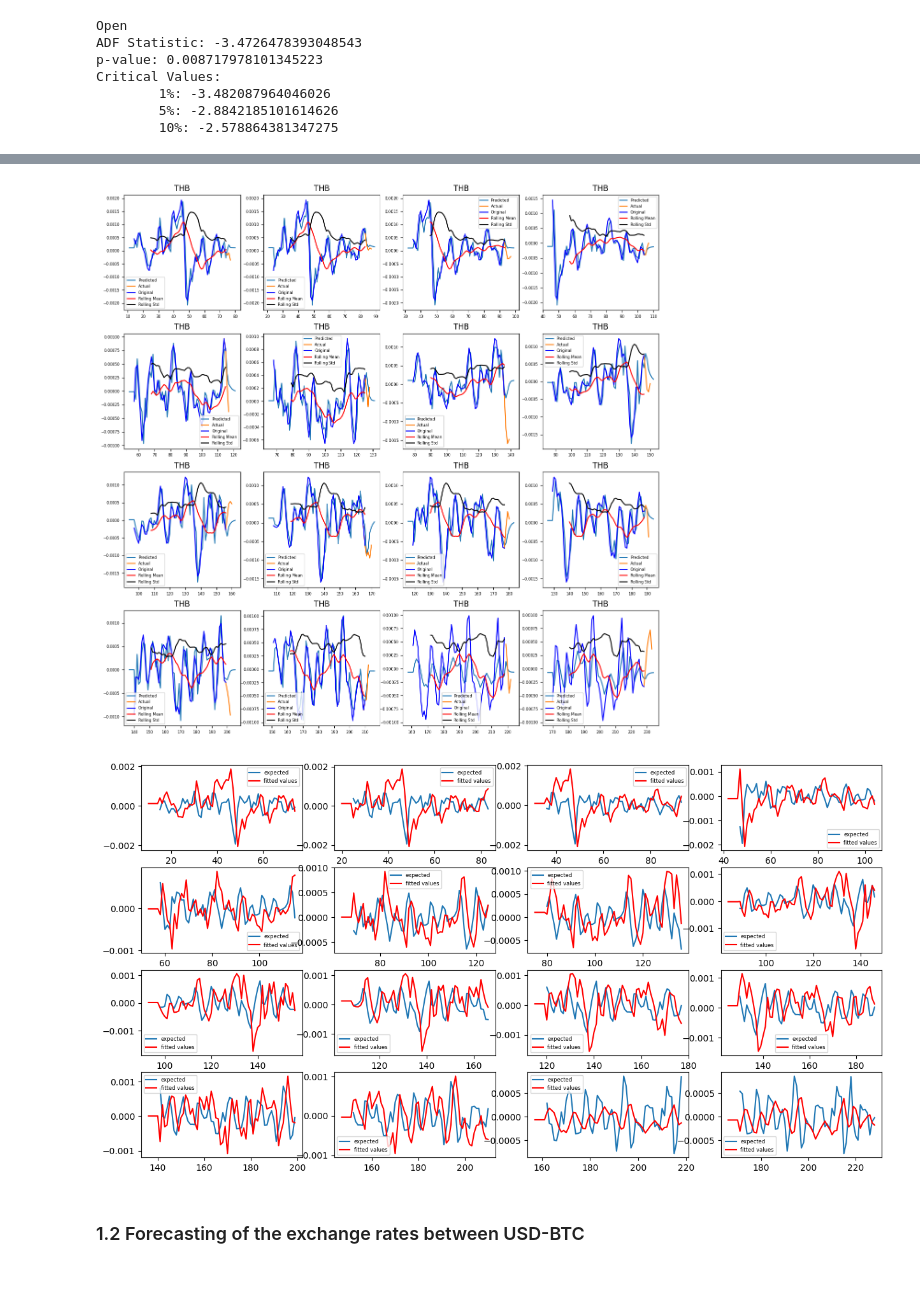
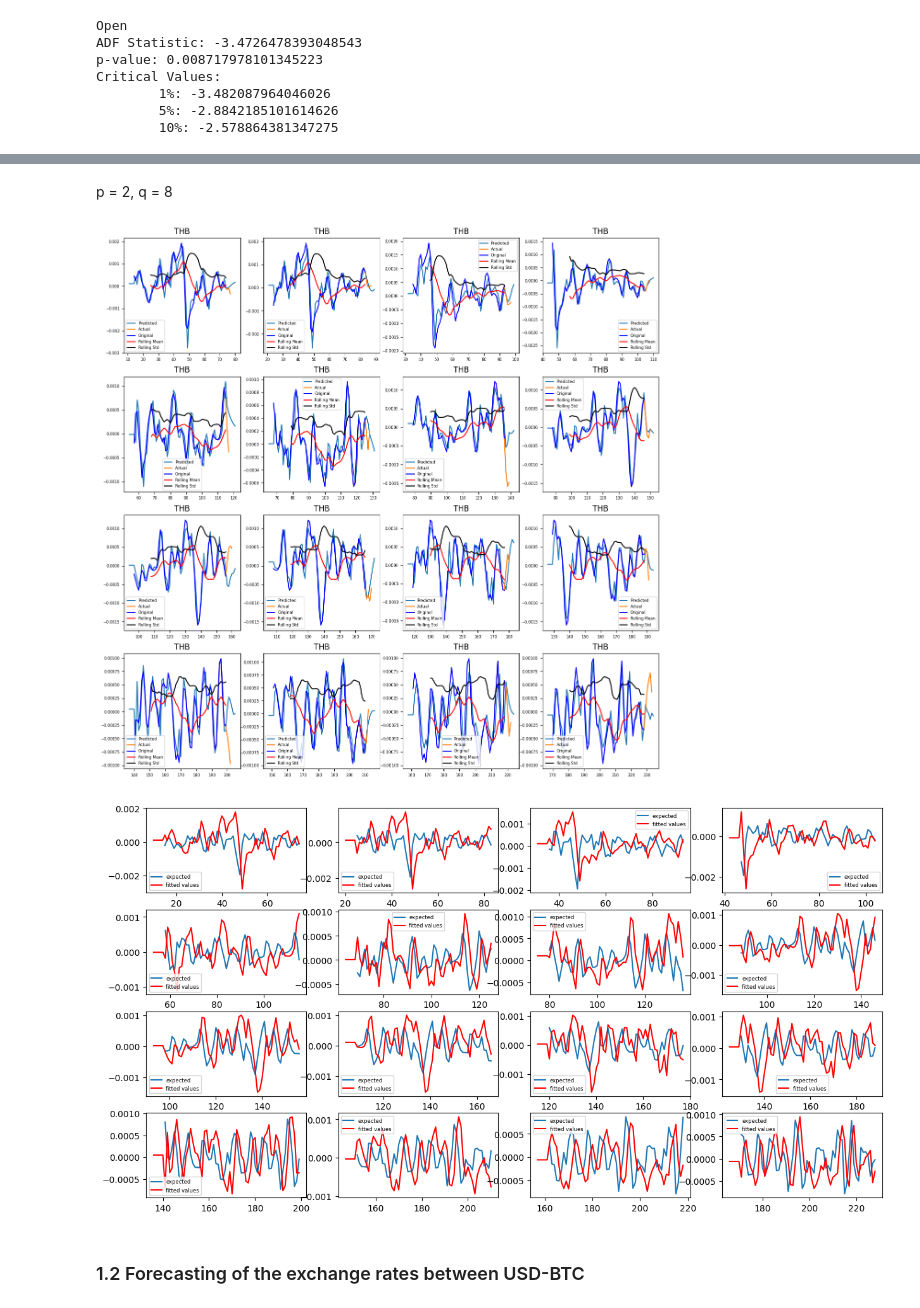
Before and after one commit to al3xkras/arima-python-examples, a Jupyter notebook: arima-currency-analysis/CurrencyAnalysis-ARIMA.ipynb, the cells around one changed output, grey strips where cells are left out. Cells and saved outputs as stored; diff of their text form; code cells hidden in the pictures; blank space fills up the shorter version.

```diff
--- a/arima-currency-analysis/CurrencyAnalysis-ARIMA.ipynb
+++ b/arima-currency-analysis/CurrencyAnalysis-ARIMA.ipynb
@@ -64,9 +65,16 @@ class CurrencyAnalysis:
         self.p,self.d,self.q=None,None,None
 
     @staticmethod
-    def init_figure():
+    def init_figure(size="normal",fig=None):
+        figsize={
+            "normal":(8,3.5),
+            "small":(4.5,2.5),
+            "double":(15,3)
+        }
+        if fig is None:
+            fig=plt.gcf()
         # resize the matplotlib figure
-        plt.gcf().set_size_inches(8,3.5)
+        fig.set_size_inches(*figsize[size])
 
     def _read_df(self,index='Date'):
         # (default) read the BTC dataset (csv)
@@ -252,6 +260,33 @@ class CurrencyAnalysis:
         if isinstance(self.df,pd.Series):
             return self.df
         return self.df[self.col]
+
+    def acf_plot(self,ax=None, alpha=None):
+        if alpha is None:
+            alpha=self.alpha
+        postfix=" ACF"
+        plot_acf(self.df_log(),alpha=alpha,title=self.currency_name+postfix,ax=ax)
+        if ax is not None:
+            self.init_figure("small")
+
+    def pacf_plot(self,ax=None, alpha=None):
+        if alpha is None:
+            alpha=self.alpha
+        postfix=" PACF"
+        fig=plot_pacf(self.df_log(),alpha=alpha,title=self.currency_name+postfix,ax=ax)
+        if ax is not None:
+            self.init_figure("small")
+
+    def plot_autocorr_fun(self,alpha=None):
+        if alpha is None:
+            alpha=self.alpha
+        fig,ax=plt.subplots(1,2)
+
+        self.pacf_plot(ax=ax[0],alpha=alpha)
+        self.acf_plot(ax=ax[1],alpha=alpha)
+
+        self.init_figure("double",fig=fig)
+        plt.show()
 # %%
 #exchange rates were not measured on weekends
 #ca.df[ca.col]=ca.df[ca.col].rolling(window=3).mean()
@@ -314,39 +353,41 @@ Critical Values:
+# %% [markdown]
+p = 2, q = 8
 # %%
 test_days=5
 
-p=1 # AR order
+p=2 # AR order
 d=0 # differencing order
-q=3 # MA order
+q=8 # MA order
 
 #Select data in range [date_min,date_max]
 date_min=pd.to_datetime("2022.01.01")
 date_max=pd.to_datetime("2022.04.01")
 date_diff=15
 min_train_sampsize=30 #1 month
 
 fig,axes=plt.subplots(4,4,figsize=(15,15))
 validations=[]
 
 def thb_by_date():
     global date_min,date_max
     return CurrencyAnalysis(alpha,df_currencies,'1 THB',date_min,date_max,test_days,'THB')
 
 for _ax in axes:
     stop=False
     for ax in _ax:
         date_min+=timedelta(date_diff)
         date_max+=timedelta(date_diff)
         try:
             currency_analysis_iter(ax,p,d,q,thb_by_date)
         except:
             stop=True
             break
     if stop:
         break
 
 fig.show()
 # %% [output]
-[figure, old version]
+[figure, new version]
 # %%
 def draw_validation_plot(validations):
     fig1,axes1=plt.subplots(4,4,figsize=(15,8))
@@ -367,7 +408,7 @@ def draw_validation_plot(validations):
     fig1.show()
 draw_validation_plot(validations)
 # %% [output]
-[figure, old version]
+[figure, new version]
 # %% [markdown]
 ### 1.2  Forecasting of the exchange rates between USD-BTC
 # %%
```
Also changed, not shown: parts of 5 cells of this notebook.
